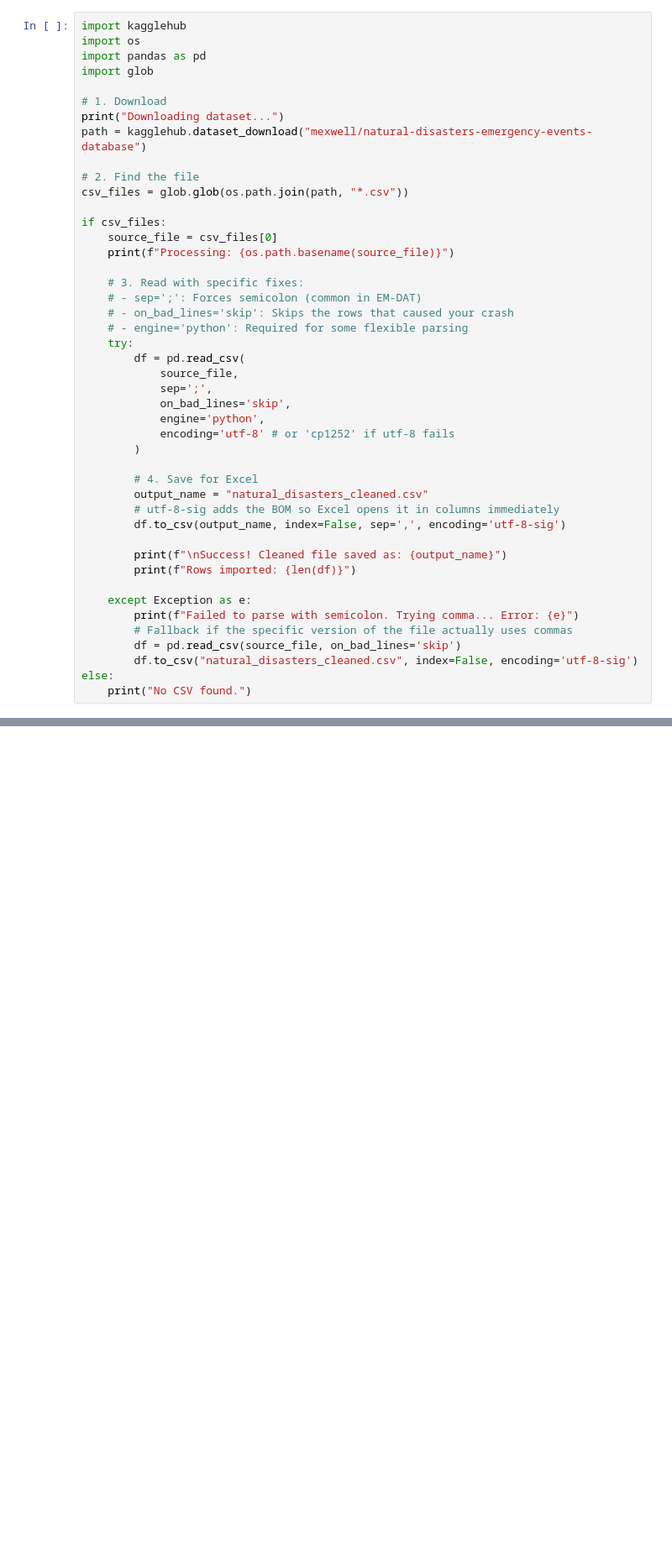
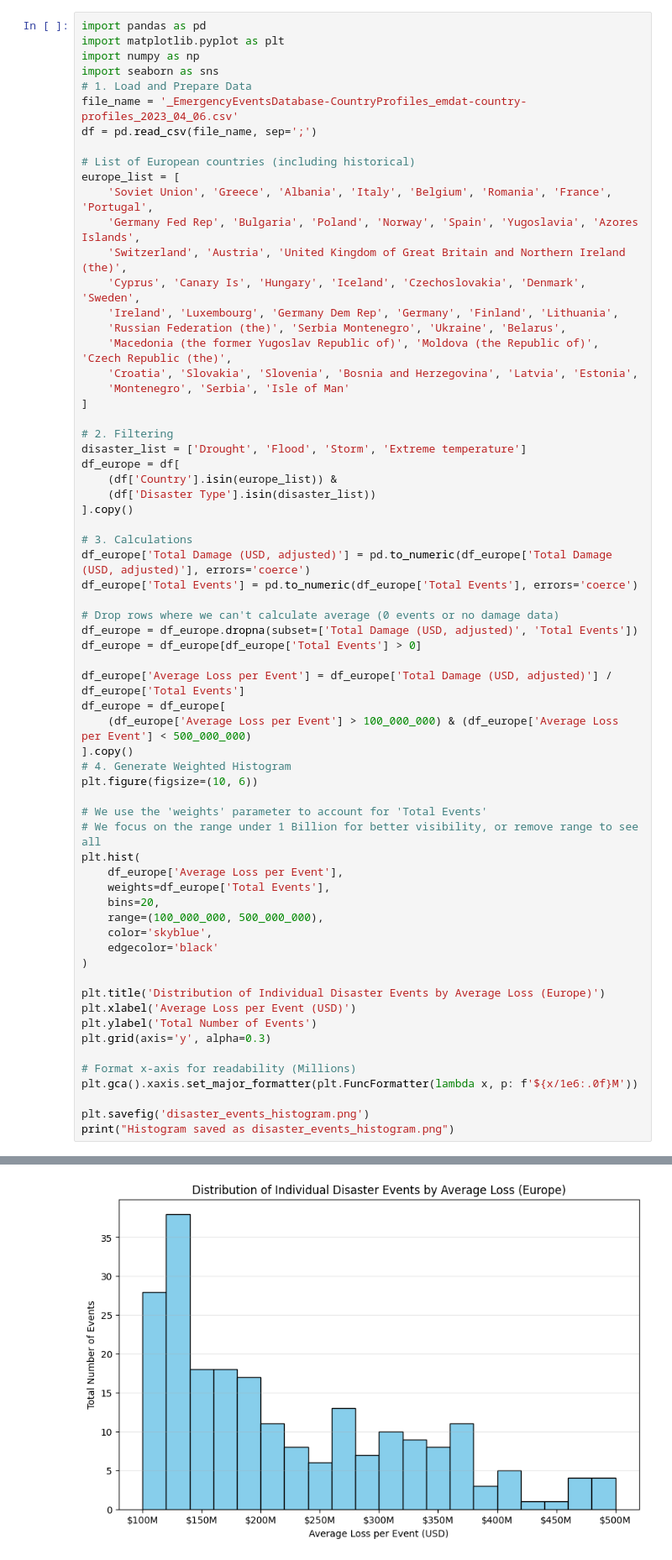
Before and after one commit to mamounChami/The-Bachelors-QHackathon, a Jupyter notebook: DataSet/kaggle_extraction.ipynb, the cells around one changed output, grey strips where cells are left out. Shown at 84% size. Cells and saved outputs as stored; diff of their text form; blank space fills up the shorter version.

Commit message:
improvements on dataset generation

```diff
--- a/DataSet/kaggle_extraction.ipynb
+++ b/DataSet/kaggle_extraction.ipynb
@@ -1,46 +1,66 @@
 # %%
-import kagglehub
-import os
 import pandas as pd
-import glob
+import matplotlib.pyplot as plt
+import numpy as np
+import seaborn as sns
+# 1. Load and Prepare Data
+file_name = '_EmergencyEventsDatabase-CountryProfiles_emdat-country-profiles_2023_04_06.csv'
+df = pd.read_csv(file_name, sep=';')
 
-# 1. Download
-print("Downloading dataset...")
-path = kagglehub.dataset_download("mexwell/natural-disasters-emergency-events-database")
+# List of European countries (including historical)
+europe_list = [
+    'Soviet Union', 'Greece', 'Albania', 'Italy', 'Belgium', 'Romania', 'France', 'Portugal',
+    'Germany Fed Rep', 'Bulgaria', 'Poland', 'Norway', 'Spain', 'Yugoslavia', 'Azores Islands',
+    'Switzerland', 'Austria', 'United Kingdom of Great Britain and Northern Ireland (the)',
+    'Cyprus', 'Canary Is', 'Hungary', 'Iceland', 'Czechoslovakia', 'Denmark', 'Sweden',
+    'Ireland', 'Luxembourg', 'Germany Dem Rep', 'Germany', 'Finland', 'Lithuania',
+    'Russian Federation (the)', 'Serbia Montenegro', 'Ukraine', 'Belarus',
+    'Macedonia (the former Yugoslav Republic of)', 'Moldova (the Republic of)', 'Czech Republic (the)',
+    'Croatia', 'Slovakia', 'Slovenia', 'Bosnia and Herzegovina', 'Latvia', 'Estonia',
+    'Montenegro', 'Serbia', 'Isle of Man'
+]
 
-# 2. Find the file
-csv_files = glob.glob(os.path.join(path, "*.csv"))
+# 2. Filtering
+disaster_list = ['Drought', 'Flood', 'Storm', 'Extreme temperature']
+df_europe = df[
+    (df['Country'].isin(europe_list)) &
+    (df['Disaster Type'].isin(disaster_list))
+].copy()
 
-if csv_files:
-    source_file = csv_files[0]
-    print(f"Processing: {os.path.basename(source_file)}")
+# 3. Calculations
+df_europe['Total Damage (USD, adjusted)'] = pd.to_numeric(df_europe['Total Damage (USD, adjusted)'], errors='coerce')
+df_europe['Total Events'] = pd.to_numeric(df_europe['Total Events'], errors='coerce')
 
-    # 3. Read with specific fixes:
-    # - sep=';': Forces semicolon (common in EM-DAT)
-    # - on_bad_lines='skip': Skips the rows that caused your crash
-    # - engine='python': Required for some flexible parsing
-    try:
-        df = pd.read_csv(
-            source_file,
-            sep=';',
-            on_bad_lines='skip',
-            engine='python',
-            encoding='utf-8' # or 'cp1252' if utf-8 fails
-        )
+# Drop rows where we can't calculate average (0 events or no damage data)
+df_europe = df_europe.dropna(subset=['Total Damage (USD, adjusted)', 'Total Events'])
+df_europe = df_europe[df_europe['Total Events'] > 0]
 
-        # 4. Save for Excel
-        output_name = "natural_disasters_cleaned.csv"
-        # utf-8-sig adds the BOM so Excel opens it in columns immediately
-        df.to_csv(output_name, index=False, sep=',', encoding='utf-8-sig')
+df_europe['Average Loss per Event'] = df_europe['Total Damage (USD, adjusted)'] / df_europe['Total Events']
+df_europe = df_europe[
+    (df_europe['Average Loss per Event'] > 100_000_000) & (df_europe['Average Loss per Event'] < 500_000_000)
+].copy()
+# 4. Generate Weighted Histogram
+plt.figure(figsize=(10, 6))
 
-        print(f"\nSuccess! Cleaned file saved as: {output_name}")
-        print(f"Rows imported: {len(df)}")
+# We use the 'weights' parameter to account for 'Total Events'
+# We focus on the range under 1 Billion for better visibility, or remove range to see all
+plt.hist(
+    df_europe['Average Loss per Event'],
+    weights=df_europe['Total Events'],
+    bins=20,
+    range=(100_000_000, 500_000_000),
+    color='skyblue',
+    edgecolor='black'
+)
 
-    except Exception as e:
-        print(f"Failed to parse with semicolon. Trying comma... Error: {e}")
-        # Fallback if the specific version of the file actually uses commas
-        df = pd.read_csv(source_file, on_bad_lines='skip')
-        df.to_csv("natural_disasters_cleaned.csv", index=False, encoding='utf-8-sig')
-else:
-    print("No CSV found.")
+plt.title('Distribution of Individual Disaster Events by Average Loss (Europe)')
+plt.xlabel('Average Loss per Event (USD)')
+plt.ylabel('Total Number of Events')
+plt.grid(axis='y', alpha=0.3)
+
+# Format x-axis for readability (Millions)
+plt.gca().xaxis.set_major_formatter(plt.FuncFormatter(lambda x, p: f'${x/1e6:.0f}M'))
+
+plt.savefig('disaster_events_histogram.png')
+print("Histogram saved as disaster_events_histogram.png")
 # %% [output]
@@ -51,0 +68 @@ Rows imported: 10431
+[figure, added]
```
Also changed, not shown: parts of 3 cells of this notebook, 2 other files.
